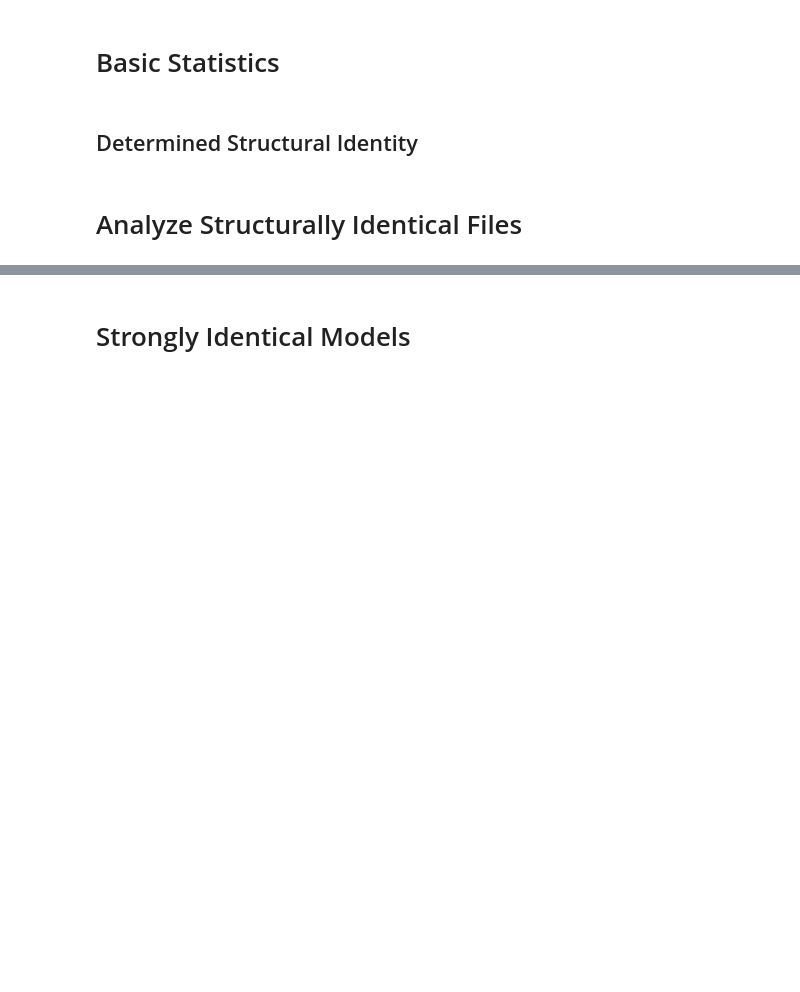
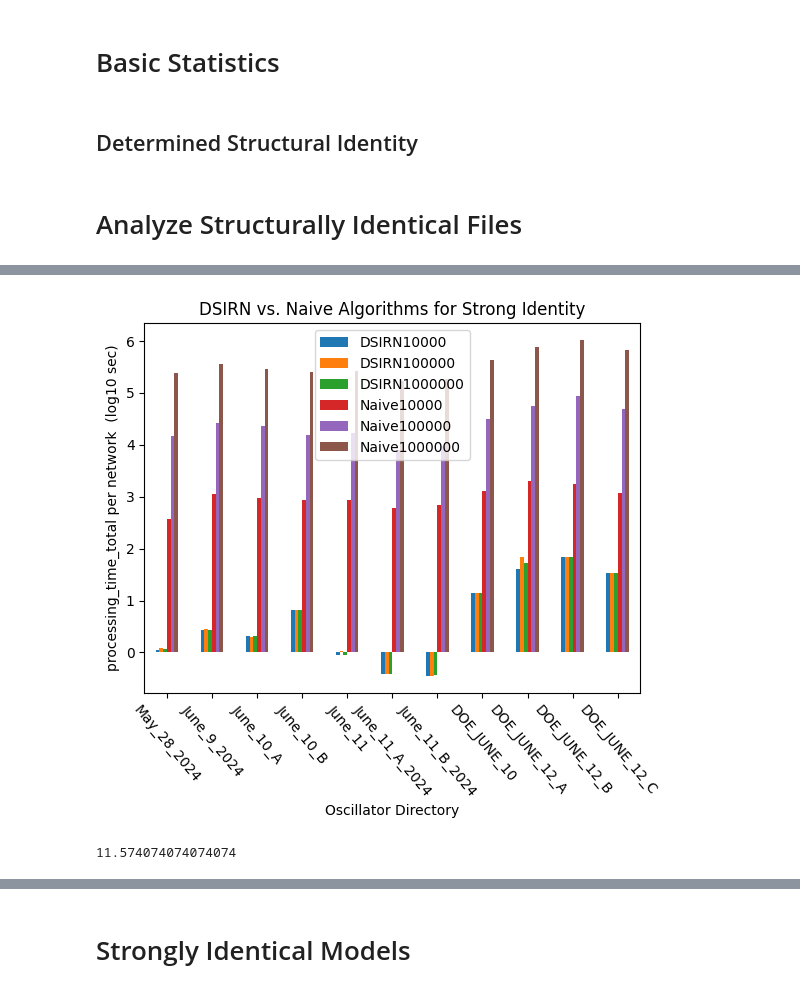
Before and after one commit to ModelEngineering/pySubnetSB, a Jupyter notebook: notebooks/analyze_structure.ipynb, the cells around one changed output, grey strips where cells are left out. Cells and saved outputs as stored; diff of their text form; code cells hidden in the pictures; blank space fills up the shorter version.

Commit message:
Added results of 1M for naive; refactored for subset structural identity

```diff
--- a/notebooks/analyze_structure.ipynb
+++ b/notebooks/analyze_structure.ipynb
@@ -90,12 +101,18 @@ _ = SummaryStatistics.plotMetricByConditions("processing_time_total",
 # %%
 _ = SummaryStatistics.plotMetricByConditions("processing_time_total",
                 identity_types = [True],
-                max_num_perms = [10000, 100000],
+                max_num_perms = [10000, 100000, 1000000],
                 sirn_types = [True, False],
                 is_log=True,
-                legends=["DSIRN10000", "DSIRN100000", "Naive10000", "Naive100000"],
+                legends=["DSIRN10000", "DSIRN100000", "DSIRN1000000", "Naive10000", "Naive100000", "Naive1000000"],
                 title="DSIRN vs. Naive Algorithms for Strong Identity"
                 )
+# %% [output]
+[figure, added]
+# %%
+1e6/(3600*24)
+# %% [output]
+11.574074074074074
 # %%
 _ = SummaryStatistics.plotMetricByConditions("is_indeterminate_mean",
                 identity_types = [True],
```
Also changed, not shown: parts of 16 cells of this notebook, 11 other files.
